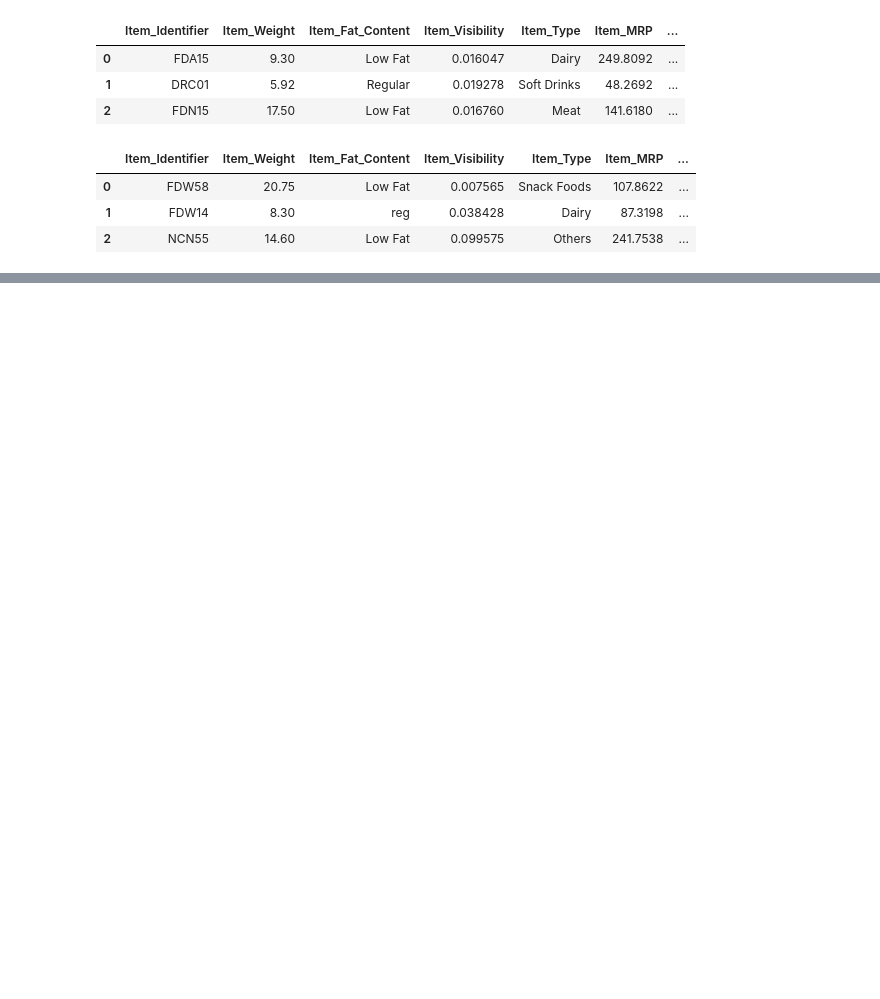
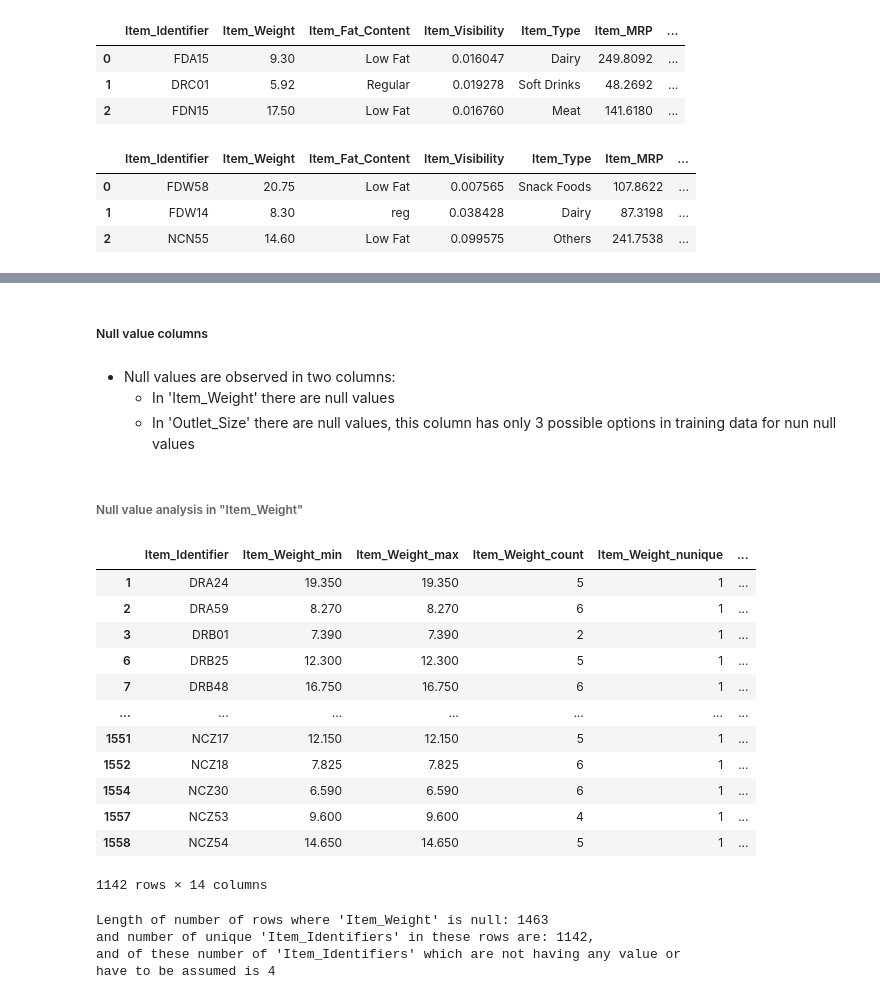
Before and after one commit to arjunjanamatti/big_mart_sales_prediction, a Jupyter notebook: sales_prediction.ipynb, the cells around one changed output, grey strips where cells are left out. Saved outputs shown, nothing was run; the diff lists cells and outputs as text; code cells hidden in the pictures; blank space fills up the shorter version.

```diff
--- a/sales_prediction.ipynb
+++ b/sales_prediction.ipynb
@@ -25,0 +84,63 @@ test_df.head(3)
+# %% [markdown]
+##### Null value columns
+# %% [markdown]
+* Null values are observed in two columns:
+  * In 'Item_Weight' there are null values
+  * In 'Outlet_Size' there are null values, this column has only 3 possible options in training data for nun null values
+# %% [markdown]
+###### Null value analysis in "Item_Weight"
+# %%
+
+# Aggregation
+train_df_grouped = train_df.groupby('Item_Identifier').agg({
+    'Item_Weight': ['min', 'max', 'count', 'nunique', 'mean'],
+    'Item_Fat_Content': ['nunique'],
+    'Item_Visibility': ['nunique'],
+    'Item_Type': ['nunique'],
+    'Outlet_Identifier': ['nunique'],
+    'Outlet_Establishment_Year': ['nunique'],
+    'Outlet_Location_Type': ['nunique'],
+    'Outlet_Type': ['nunique'],
+})
+
+# Flatten multi-index columns
+train_df_grouped.columns = ['_'.join(col).strip() for col in train_df_grouped.columns.values]
+train_df_grouped = train_df_grouped.reset_index()
+
+# Count nulls in Item_Weight per Item_Identifier
+null_counts = train_df[train_df['Item_Weight'].isnull()] \
+    .groupby('Item_Identifier') \
+    .size() \
+    .reset_index(name='Item_Weight_null_count')
+
+# Merge with the aggregated DataFrame
+train_df_grouped = train_df_grouped.merge(null_counts, on='Item_Identifier', how='left')
+
+# Fill NaNs in null count with 0 (for groups with no nulls)
+train_df_grouped['Item_Weight_null_count'] = train_df_grouped['Item_Weight_null_count'].fillna(0).astype(int)
+train_df_grouped[train_df_grouped['Item_Weight_null_count']>0]
+# %% [output]
+|  | Item_Identifier | Item_Weight_min | Item_Weight_max | Item_Weight_count | Item_Weight_nunique | ... |
+| 1 | DRA24 | 19.350 | 19.350 | 5 | 1 | ... |
+| 2 | DRA59 | 8.270 | 8.270 | 6 | 1 | ... |
+| 3 | DRB01 | 7.390 | 7.390 | 2 | 1 | ... |
+| 6 | DRB25 | 12.300 | 12.300 | 5 | 1 | ... |
+| 7 | DRB48 | 16.750 | 16.750 | 6 | 1 | ... |
+| ... | ... | ... | ... | ... | ... | ... |
+| 1551 | NCZ17 | 12.150 | 12.150 | 5 | 1 | ... |
+| 1552 | NCZ18 | 7.825 | 7.825 | 6 | 1 | ... |
+| 1554 | NCZ30 | 6.590 | 6.590 | 6 | 1 | ... |
+| 1557 | NCZ53 | 9.600 | 9.600 | 4 | 1 | ... |
+| 1558 | NCZ54 | 14.650 | 14.650 | 5 | 1 | ... |
+1142 rows × 14 columns
+# %%
+train_df[train_df['Item_Weight'].isna()]#['Item_Identifier'].unique())
+print(f"""Length of number of rows where 'Item_Weight' is null: {len(train_df[train_df['Item_Weight'].isna()])}
+and number of unique 'Item_Identifiers' in these rows are: {len(train_df_grouped[train_df_grouped['Item_Weight_null_count']>0])},
+and of these number of 'Item_Identifiers' which are not having any value or
+have to be assumed is {len(train_df_grouped[train_df_grouped['Item_Weight_nunique']==0]['Item_Identifier'])}""")
+# %% [output]
+Length of number of rows where 'Item_Weight' is null: 1463
+and number of unique 'Item_Identifiers' in these rows are: 1142,
+and of these number of 'Item_Identifiers' which are not having any value or
+have to be assumed is 4
```
Also changed, not shown: parts of 12 cells of this notebook.
